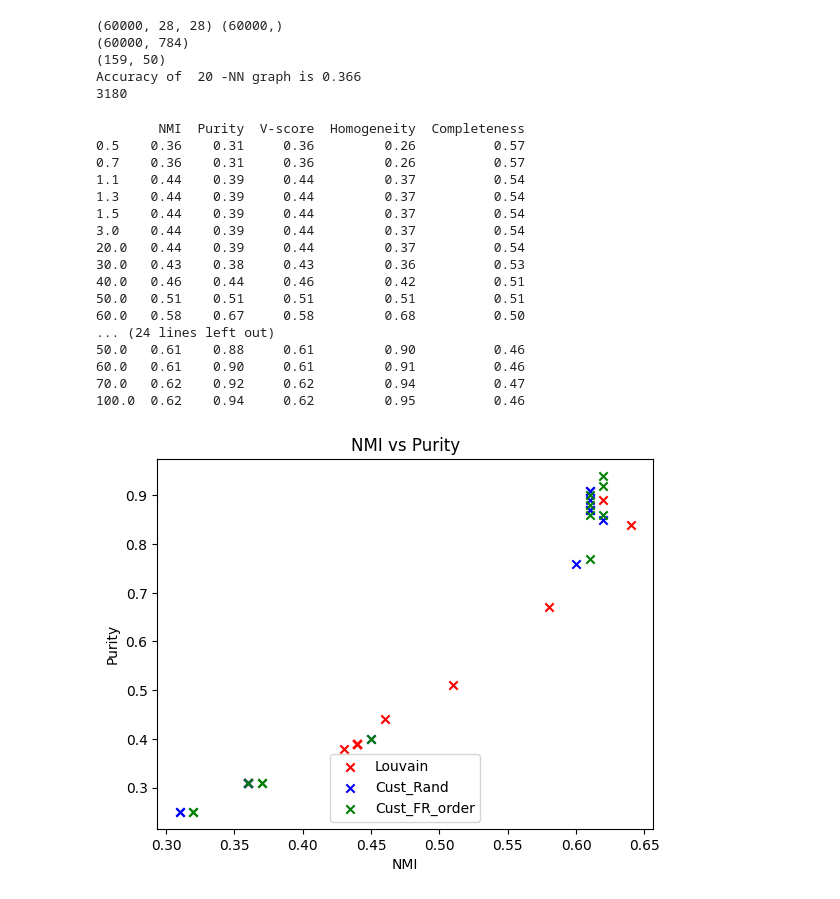
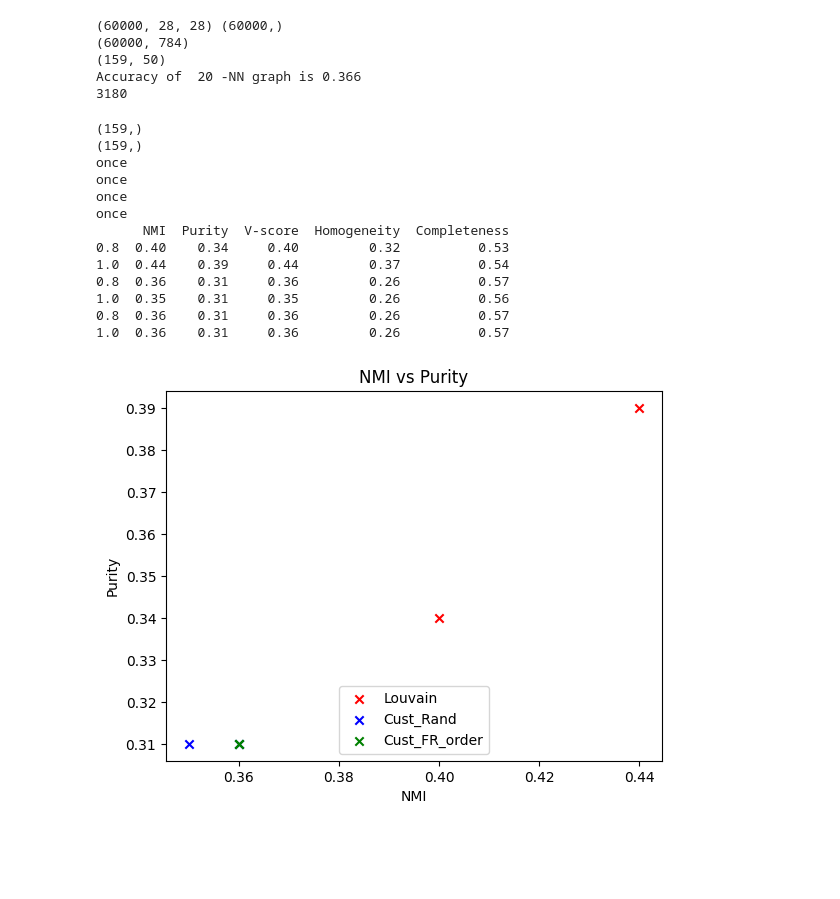
Before and after one commit to csmukherjee/MCPC_Clustering, a Jupyter notebook: Codes/Test_v2.ipynb, the cells around one changed output. Saved outputs shown, nothing was run; the diff lists cells and outputs as text; code cells hidden in the pictures; blank space fills up the shorter version.

```diff
--- a/Codes/Test_v2.ipynb
+++ b/Codes/Test_v2.ipynb
@@ -104,33 +106,34 @@ def get_labels(partition,n_s):
 ## Result Metrics Table and Visualization
 # %%
 import analysis as an
-
-res_list=[0.5,0.7,0.85,0.95,1,1.05,1.1,1.3,1.5,3,5,7,10]
-# res_list=[0.8,1]
+res_=[]
+#res_list=[0.5,0.7,0.85,0.95,1,1.05,1.1,1.3,1.5,3,5,7,10]
+res_list=[0.8,1]
 labels=[]
 total_labels=[]
-names = ['Louvain','Cust_Rand','Cust_FR_order']
+names = ['Louvain','Cust_Rand','Cust_FR_order','Cust_FR_Recalc']
 
 for res in res_list:
     partition = nx_comm.louvain.louvain_partitions(G, seed=0,resolution=res)
     label_new=get_labels(partition,n)
     labels.append(label_new)
     #print(res,round(NMI(label,label_new),2),round(met.purity_score(label,label_new),2))
-
+total_labels.append(labels)
+res_.append(res_list)
 #print("\n\n")
 
-total_labels.append(labels)
 labels=[]
 
 #res_list=[0.8,0.85,0.9,0.95,1,1.05,1.1,1.2,1.3,1.5,3,5,7,10]
-
-
+#res_list=[0.5,0.7,1.1,1.3,1.5,3,20,30,40,50,60,70,100]
+res_list = [1,10]
 for res in res_list:
     partition1=Real_Custom.louvain_partitions(G, seed=0,resolution=res)
     label_new1=get_labels(partition1,n)
     labels.append(label_new1)
     #print(res,round(NMI(label,label_new1),2),round(met.purity_score(label,label_new1),2))
 total_labels.append(labels)
+res_.append(res_list)
 
 import Real_Custom_v3 as RC3
 labels=[]
@@ -139,5 +142,15 @@ for res in res_list:
     label_new1=get_labels(partition1,n)
     labels.append(label_new1)
 total_labels.append(labels)
+res_.append(res_list)
 
-an.metrics_summary(total_labels,label,res_list,names)
+import Real_Custom_v4 as RC4
+labels=[]
+for res in res_list:
+    partition1=RC4.louvain_partitions(G, seed=0,resolution=res)
+    label_new1=get_labels(partition1,n)
+    labels.append(label_new1)
+total_labels.append(labels)
+res_.append(res_list)
+
+#an.metrics_summary(total_labels,label,res_,names)
@@ -207,8 +199,8 @@ Accuracy of  20 -NN graph is 0.366
 # %%
 import analysis as an
 
-res_list=[0.5,0.7,0.85,0.95,1,1.05,1.1,1.3,1.5,3,5,7,10]
-# res_list=[0.8,1]
+#res_list=[0.5,0.7,0.85,0.95,1,1.05,1.1,1.3,1.5,3,5,7,10]
+res_list=[0.8,1]
 labels=[]
 total_labels=[]
 names = ['Louvain','Cust_Rand','Cust_FR_order']
@@ -216,49 +208,45 @@ names = ['Louvain','Cust_Rand','Cust_FR_order']
 for res in res_list:
     partition = nx_comm.louvain.louvain_partitions(G, seed=0,resolution=res)
     label_new=get_labels(partition,n)
     labels.append(label_new)
     #print(res,round(NMI(label,label_new),2),round(met.purity_score(label,label_new),2))
 
 #print("\n\n")
 
 total_labels.append(labels)
 labels=[]
-res_list=[0.5,0.7,1.1,1.3,1.5,3,20,30,40,50,60,70,100]
+#res_list=[0.5,0.7,1.1,1.3,1.5,3,20,30,40,50,60,70,100]
 #res_list=[0.8,0.85,0.9,0.95,1,1.05,1.1,1.2,1.3,1.5,3,5,7,10]
 
 
 for res in res_list:
     partition1=Real_Custom.louvain_partitions(G, seed=0,resolution=res)
     label_new1=get_labels(partition1,n)
     labels.append(label_new1)
     #print(res,round(NMI(label,label_new1),2),round(met.purity_score(label,label_new1),2))
 total_labels.append(labels)
 
 import Real_Custom_v3 as RC3
 labels=[]
 for res in res_list:
     partition1=RC3.louvain_partitions(G, seed=0,resolution=res)
     label_new1=get_labels(partition1,n)
     labels.append(label_new1)
 total_labels.append(labels)
 
 an.metrics_summary(total_labels,label,res_list,names)
 # %% [output]
-        NMI  Purity  V-score  Homogeneity  Completeness
-0.5    0.36    0.31     0.36         0.26          0.57
-0.7    0.36    0.31     0.36         0.26          0.57
-1.1    0.44    0.39     0.44         0.37          0.54
-1.3    0.44    0.39     0.44         0.37          0.54
-1.5    0.44    0.39     0.44         0.37          0.54
-3.0    0.44    0.39     0.44         0.37          0.54
-20.0   0.44    0.39     0.44         0.37          0.54
-30.0   0.43    0.38     0.43         0.36          0.53
-40.0   0.46    0.44     0.46         0.42          0.51
-50.0   0.51    0.51     0.51         0.51          0.51
-60.0   0.58    0.67     0.58         0.68          0.50
-... (24 lines left out)
-50.0   0.61    0.88     0.61         0.90          0.46
-60.0   0.61    0.90     0.61         0.91          0.46
-70.0   0.62    0.92     0.62         0.94          0.47
-100.0  0.62    0.94     0.62         0.95          0.46
+(159,)
+(159,)
+once
+once
+once
+once
+      NMI  Purity  V-score  Homogeneity  Completeness
+0.8  0.40    0.34     0.40         0.32          0.53
+1.0  0.44    0.39     0.44         0.37          0.54
+0.8  0.36    0.31     0.36         0.26          0.57
+1.0  0.35    0.31     0.35         0.26          0.56
+0.8  0.36    0.31     0.36         0.26          0.57
+1.0  0.36    0.31     0.36         0.26          0.57
-[figure, old version]
+[figure, new version]
```
Also changed, not shown: parts of 4 cells of this notebook, 2 other files.
